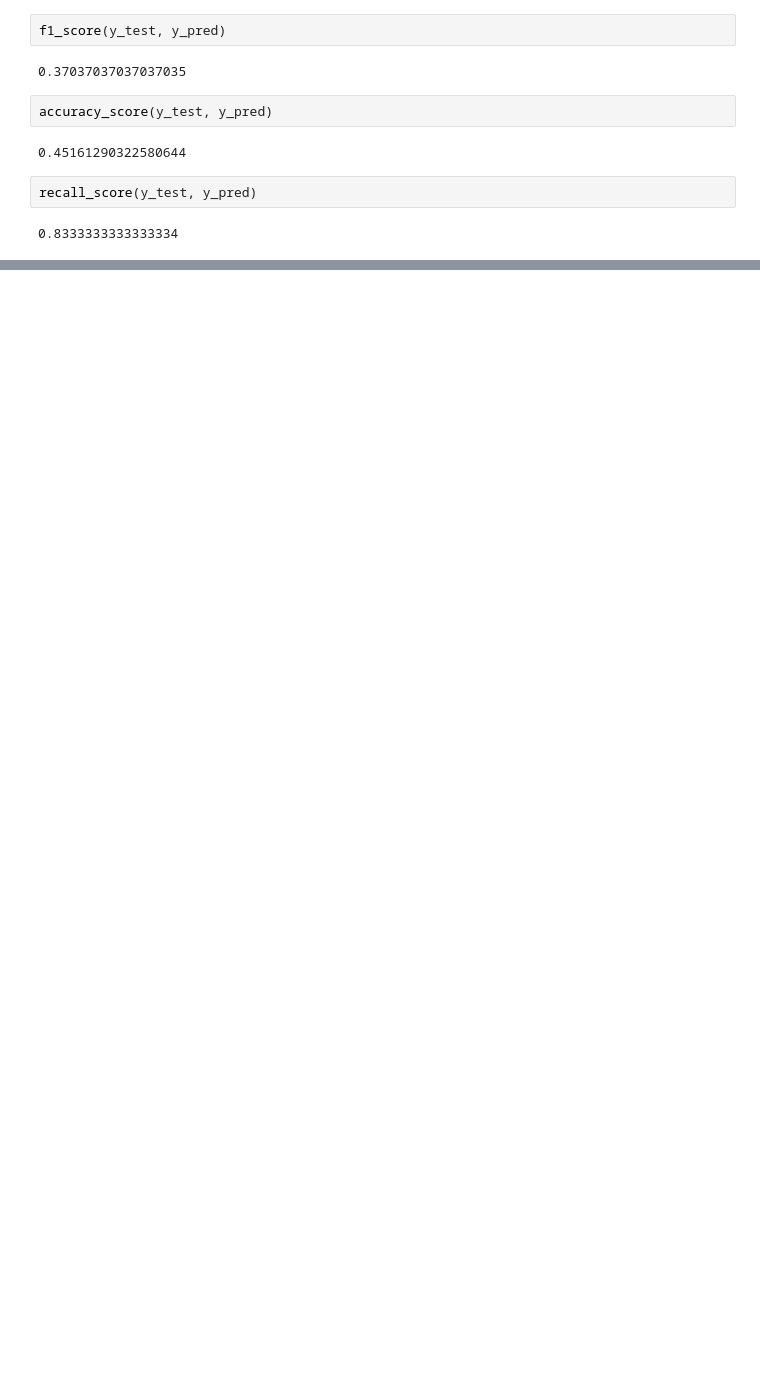
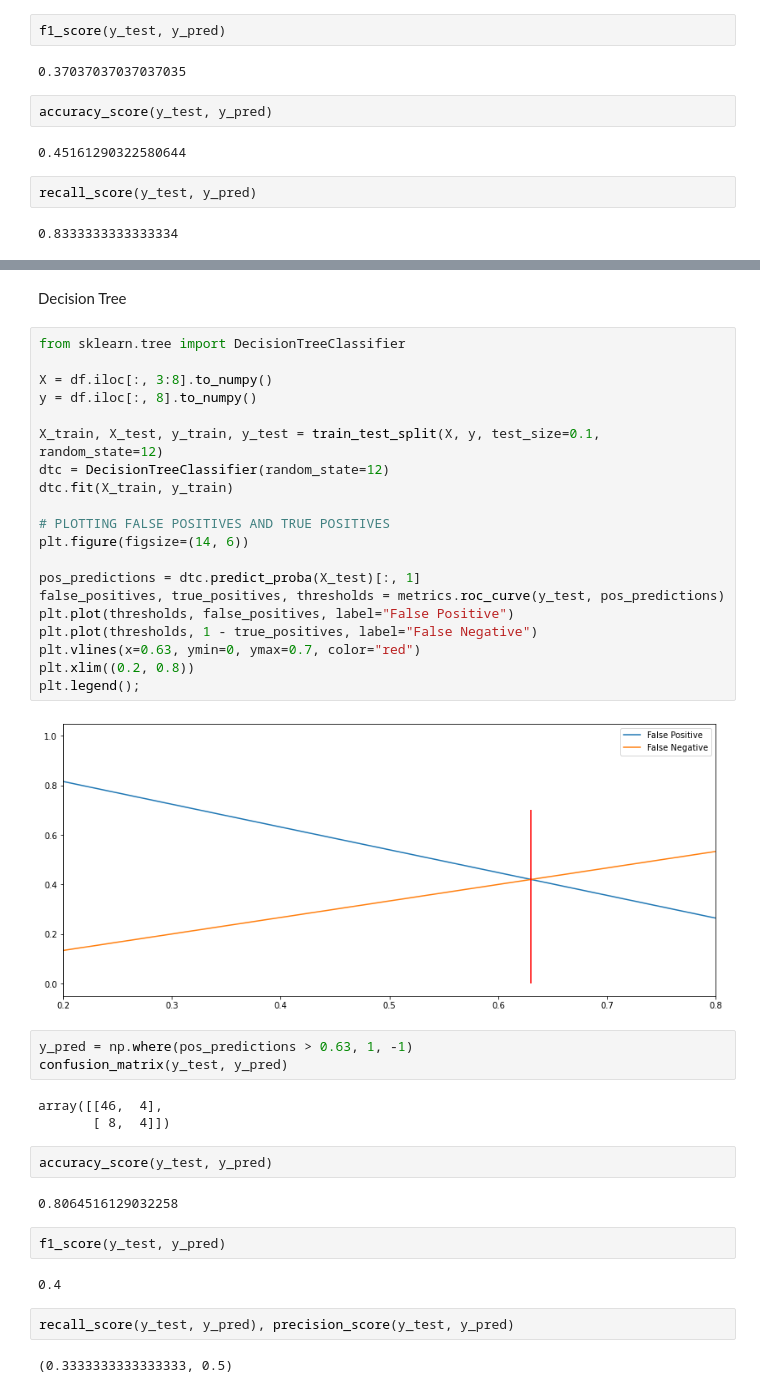
Before and after one commit to shiftleino/pga-classification, a Jupyter notebook: project/3_classification_methods.ipynb, the cells around one changed output, grey strips where cells are left out. Saved outputs shown, nothing was run; the diff lists cells and outputs as text; blank space fills up the shorter version.

```diff
--- a/project/3_classification_methods.ipynb
+++ b/project/3_classification_methods.ipynb
@@ -66,0 +114,42 @@ recall_score(y_test, y_pred)
+# %% [markdown]
+Decision Tree
+# %%
+from sklearn.tree import DecisionTreeClassifier
+
+X = df.iloc[:, 3:8].to_numpy()
+y = df.iloc[:, 8].to_numpy()
+
+X_train, X_test, y_train, y_test = train_test_split(X, y, test_size=0.1, random_state=12)
+dtc = DecisionTreeClassifier(random_state=12)
+dtc.fit(X_train, y_train)
+
+# PLOTTING FALSE POSITIVES AND TRUE POSITIVES
+plt.figure(figsize=(14, 6))
+
+pos_predictions = dtc.predict_proba(X_test)[:, 1]
+false_positives, true_positives, thresholds = metrics.roc_curve(y_test, pos_predictions)
+plt.plot(thresholds, false_positives, label="False Positive")
+plt.plot(thresholds, 1 - true_positives, label="False Negative")
+plt.vlines(x=0.63, ymin=0, ymax=0.7, color="red")
+plt.xlim((0.2, 0.8))
+plt.legend();
+# %% [output]
+[figure, added]
+# %%
+y_pred = np.where(pos_predictions > 0.63, 1, -1)
+confusion_matrix(y_test, y_pred)
+# %% [output]
+array([[46,  4],
+       [ 8,  4]])
+# %%
+accuracy_score(y_test, y_pred)
+# %% [output]
+0.8064516129032258
+# %%
+f1_score(y_test, y_pred)
+# %% [output]
+0.4
+# %%
+recall_score(y_test, y_pred), precision_score(y_test, y_pred)
+# %% [output]
+(0.3333333333333333, 0.5)
```
Also changed, not shown: parts of 10 cells of this notebook.
